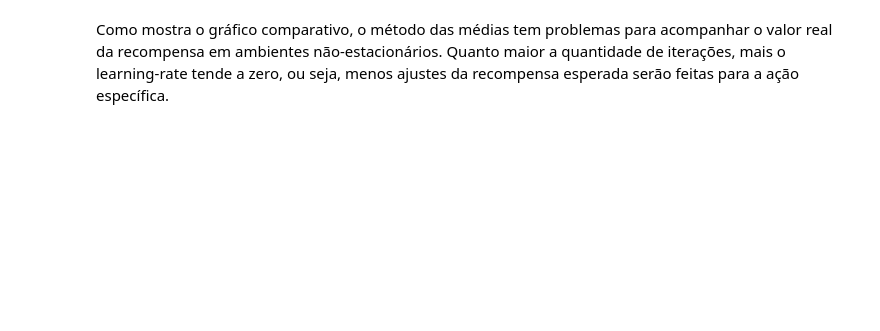
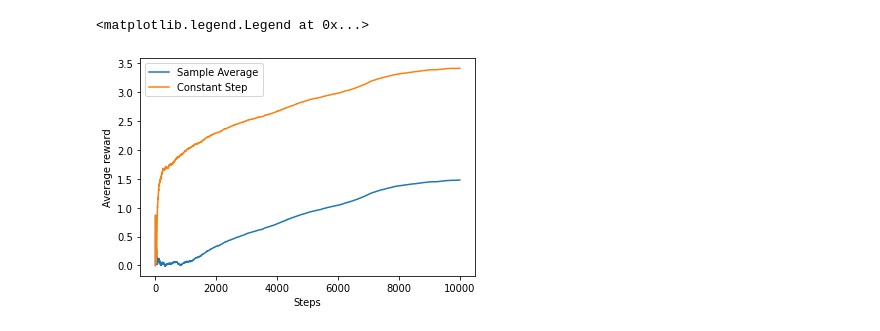
Before and after one commit to hfbassani/RLBookExercises, a Jupyter notebook: Capítulo 2/Ex2.5.ipynb, the cells around one changed output. Cells and saved outputs as stored; diff of their text form; code cells hidden in the pictures; blank space fills up the shorter version.

```diff
--- a/Capítulo 2/Ex2.5.ipynb
+++ b/Capítulo 2/Ex2.5.ipynb
@@ -105,8 +7,0 @@ class SampleAveragesKArmedTestbed(KArmedTestbed):
-# %%
-k = 10
-alpha = 0.1
-epsilon = 0.1
-total_steps = 10 ** 4
-random_seed = 3
-
-actions = range(k)
@@ -161,2 +7,0 @@ ax2.legend(loc="lower right")
-# %% [markdown]
-Como mostra o gráfico comparativo, o método das médias tem problemas para acompanhar o valor real da recompensa em ambientes não-estacionários. Quanto maior a quantidade de iterações, mais o learning-rate tende a zero, ou seja, menos ajustes da recompensa esperada serão feitas para a ação específica.
@@ -162,0 +118,38 @@ Como mostra o gráfico comparativo, o método das médias tem problemas para aco
+# %%
+SEED = 4
+BANDITS = 10
+ALPHA = 0.1
+EPSILON = 0.1
+STEPS = 10000
+# %%
+env = Testbed(BANDITS, EPSILON, seed=SEED)
+# Sample Average Method Agent
+sam = env.agent()
+rewards_sam = [0]
+optimal_sam = [0]
+for i in range(STEPS):
+    r, o = next(sam)
+    rewards_sam.append(r)
+    optimal_sam.append(o)
+
+env.reset()
+
+# Constant Step-Size Agent
+rewards_css = [0]
+optimal_css = [0]
+css = env.agent(alpha=ALPHA)
+for i in range(STEPS):
+    r, o = next(css)
+    rewards_css.append(r)
+    optimal_css.append(o)
+# %%
+# Average Reward
+reward = matplotlib.pyplot.figure(1)
+matplotlib.pyplot.ylabel("Average reward")
+matplotlib.pyplot.xlabel("Steps")
+matplotlib.pyplot.plot(rewards_sam, label="Sample Average")
+matplotlib.pyplot.plot(rewards_css, label= "Constant Step")
+matplotlib.pyplot.legend()
+# %% [output]
+<matplotlib.legend.Legend at 0x...>
+[figure, added]
```
Also changed, not shown: parts of 22 cells of this notebook, 10 other files.
